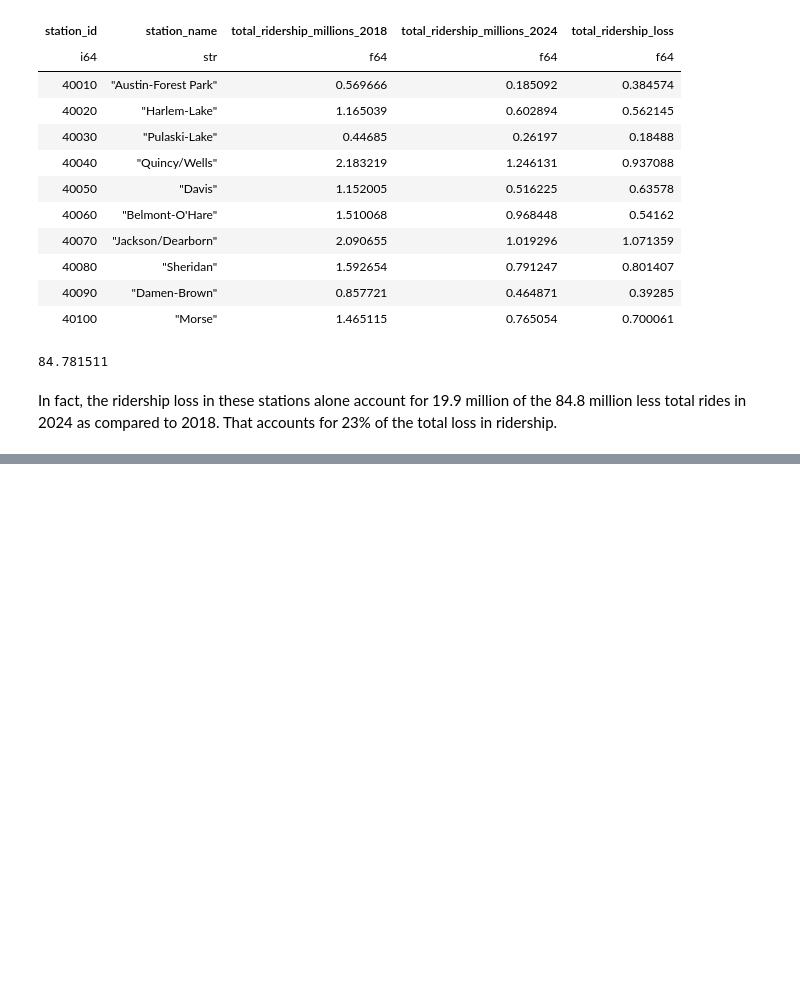
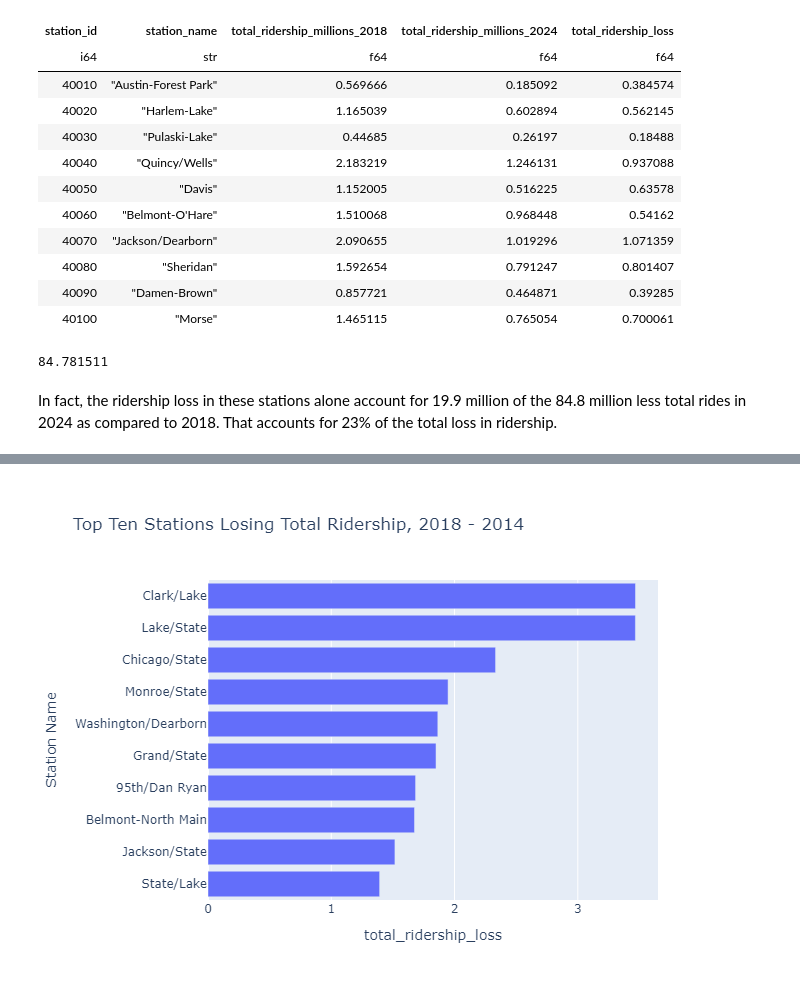
Before and after one commit to bryantco/cta-analysis, a Jupyter notebook: analyze_ridership.ipynb, the cells around one changed output, grey strips where cells are left out. Drawn from its saved outputs; the diff is of its cells as text; code cells hidden in the pictures; blank space fills up the shorter version.

Commit message:
feat: add plot for top ten stations losing riders

```diff
--- a/analyze_ridership.ipynb
+++ b/analyze_ridership.ipynb
@@ -279,0 +282,7 @@ as compared to 2018. That accounts for 23% of the total loss in ridership.
+# %%
+ridership_loss_top_ten = ridership_loss_df.filter(
+    pl.col('total_ridership_loss').is_not_null()
+).sort(
+    'total_ridership_loss',
+    descending=True
+).head(10)
@@ -279,0 +310,16 @@ as compared to 2018. That accounts for 23% of the total loss in ridership.
+# %%
+fig_ridership_loss_top_ten = px.bar(
+    ridership_loss_top_ten.sort('total_ridership_loss', descending=False),
+    x='total_ridership_loss',
+    y='station_name',
+    orientation='h',
+    title='Top Ten Stations Losing Total Ridership, 2018 - 2014',
+    labels={
+        'total_ridership_millions': 'Change in Total Station Entries (Millions), 2018 - 2024',
+        'station_name': 'Station Name'
+    }
+)
+
+fig_ridership_loss_top_ten.show()
+# %% [output]
+[figure, added]
```
Also changed, not shown: parts of 3 cells of this notebook.
